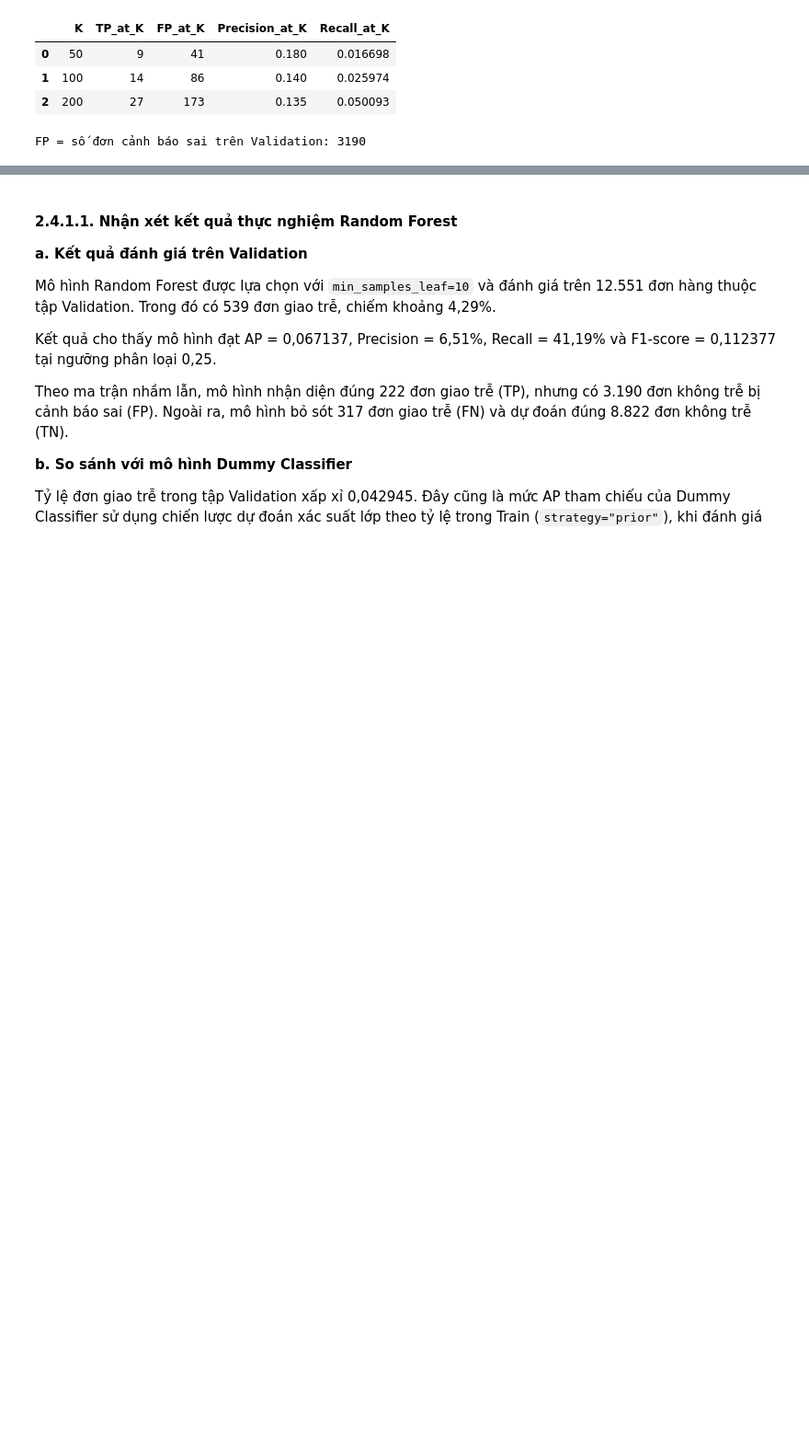
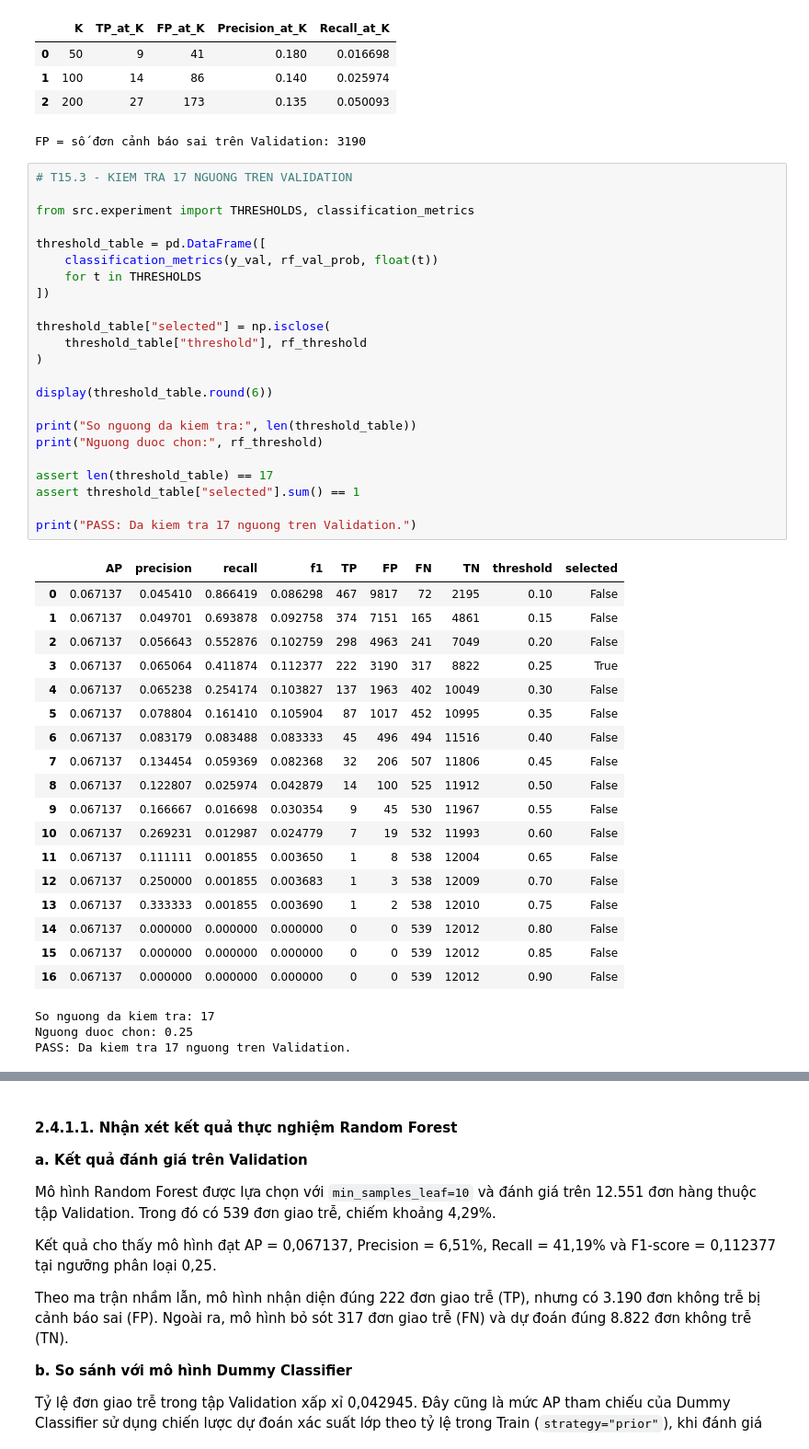
Before and after one commit to tanlen06-debug/Do_An_Khoa_hoc_du_lieu---GR02, a Jupyter notebook: notebooks/02_NGOC_LAN_chuong_2.ipynb, the cells around one changed output, grey strips where cells are left out. Shown at 92% size. Saved outputs shown, nothing was run; the diff lists cells and outputs as text; blank space fills up the shorter version.

```diff
--- a/notebooks/02_NGOC_LAN_chuong_2.ipynb
+++ b/notebooks/02_NGOC_LAN_chuong_2.ipynb
@@ -820,3 +820,48 @@ print("FP = số đơn cảnh báo sai trên Validation:",
 | 1 | 100 | 14 | 86 | 0.140 | 0.025974 |
 | 2 | 200 | 27 | 173 | 0.135 | 0.050093 |
 FP = số đơn cảnh báo sai trên Validation: 3190
+# %%
+# T15.3 - KIEM TRA 17 NGUONG TREN VALIDATION
+
+from src.experiment import THRESHOLDS, classification_metrics
+
+threshold_table = pd.DataFrame([
+    classification_metrics(y_val, rf_val_prob, float(t))
+    for t in THRESHOLDS
+])
+
+threshold_table["selected"] = np.isclose(
+    threshold_table["threshold"], rf_threshold
+)
+
+display(threshold_table.round(6))
+
+print("So nguong da kiem tra:", len(threshold_table))
+print("Nguong duoc chon:", rf_threshold)
+
+assert len(threshold_table) == 17
+assert threshold_table["selected"].sum() == 1
+
+print("PASS: Da kiem tra 17 nguong tren Validation.")
+# %% [output]
+|  | AP | precision | recall | f1 | TP | FP | FN | TN | threshold | selected |
+| 0 | 0.067137 | 0.045410 | 0.866419 | 0.086298 | 467 | 9817 | 72 | 2195 | 0.10 | False |
+| 1 | 0.067137 | 0.049701 | 0.693878 | 0.092758 | 374 | 7151 | 165 | 4861 | 0.15 | False |
+| 2 | 0.067137 | 0.056643 | 0.552876 | 0.102759 | 298 | 4963 | 241 | 7049 | 0.20 | False |
+| 3 | 0.067137 | 0.065064 | 0.411874 | 0.112377 | 222 | 3190 | 317 | 8822 | 0.25 | True |
+| 4 | 0.067137 | 0.065238 | 0.254174 | 0.103827 | 137 | 1963 | 402 | 10049 | 0.30 | False |
+| 5 | 0.067137 | 0.078804 | 0.161410 | 0.105904 | 87 | 1017 | 452 | 10995 | 0.35 | False |
+| 6 | 0.067137 | 0.083179 | 0.083488 | 0.083333 | 45 | 496 | 494 | 11516 | 0.40 | False |
+| 7 | 0.067137 | 0.134454 | 0.059369 | 0.082368 | 32 | 206 | 507 | 11806 | 0.45 | False |
+| 8 | 0.067137 | 0.122807 | 0.025974 | 0.042879 | 14 | 100 | 525 | 11912 | 0.50 | False |
+| 9 | 0.067137 | 0.166667 | 0.016698 | 0.030354 | 9 | 45 | 530 | 11967 | 0.55 | False |
+| 10 | 0.067137 | 0.269231 | 0.012987 | 0.024779 | 7 | 19 | 532 | 11993 | 0.60 | False |
+| 11 | 0.067137 | 0.111111 | 0.001855 | 0.003650 | 1 | 8 | 538 | 12004 | 0.65 | False |
+| 12 | 0.067137 | 0.250000 | 0.001855 | 0.003683 | 1 | 3 | 538 | 12009 | 0.70 | False |
+| 13 | 0.067137 | 0.333333 | 0.001855 | 0.003690 | 1 | 2 | 538 | 12010 | 0.75 | False |
+| 14 | 0.067137 | 0.000000 | 0.000000 | 0.000000 | 0 | 0 | 539 | 12012 | 0.80 | False |
+| 15 | 0.067137 | 0.000000 | 0.000000 | 0.000000 | 0 | 0 | 539 | 12012 | 0.85 | False |
+| 16 | 0.067137 | 0.000000 | 0.000000 | 0.000000 | 0 | 0 | 539 | 12012 | 0.90 | False |
+So nguong da kiem tra: 17
+Nguong duoc chon: 0.25
+PASS: Da kiem tra 17 nguong tren Validation.
```
Also changed, not shown: parts of 2 cells of this notebook.
